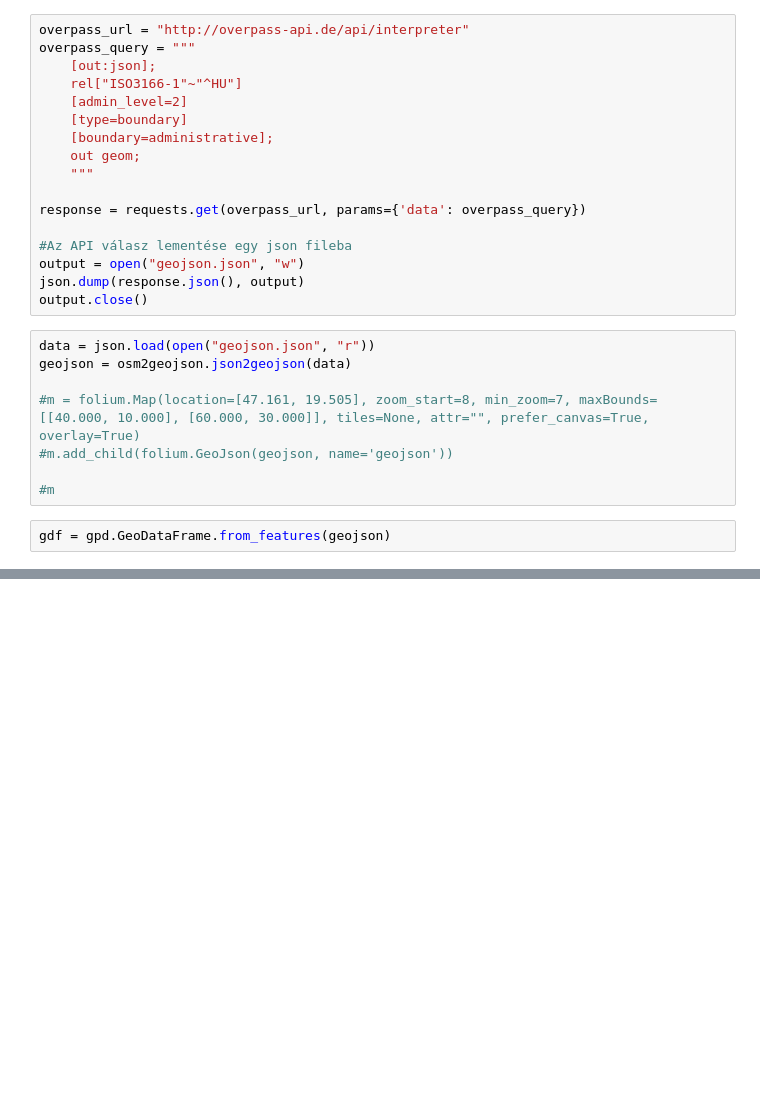
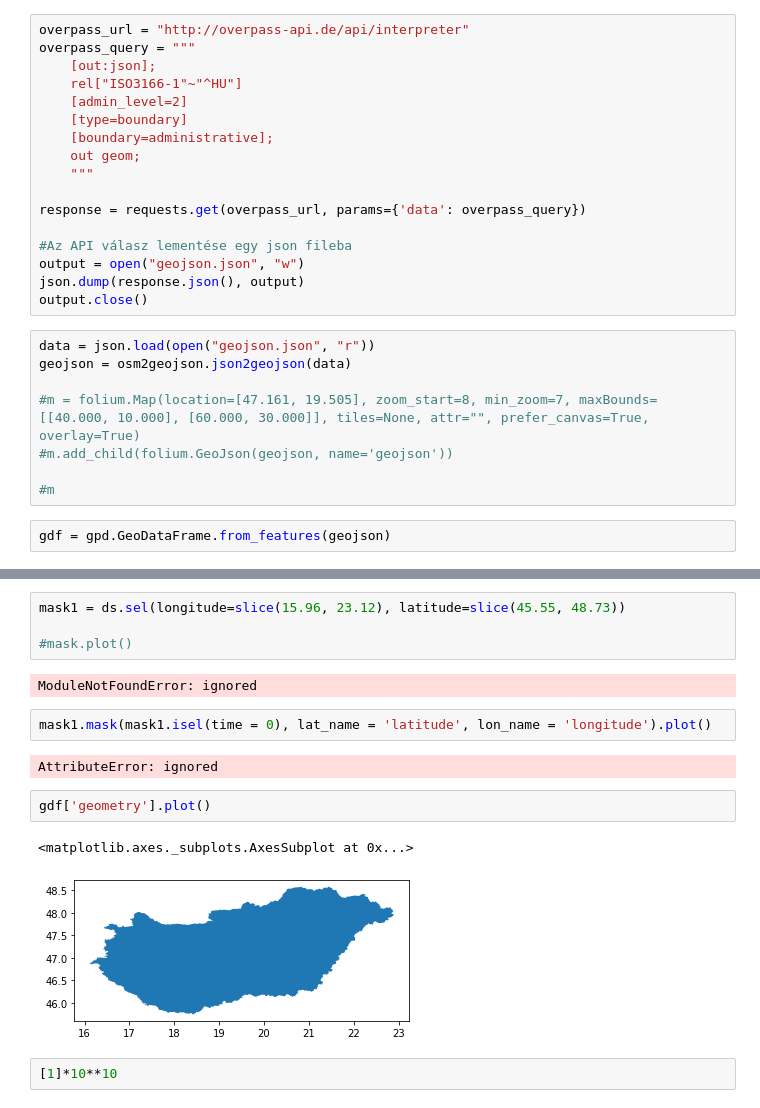
Before and after one commit to szucshey/osm-data-exploration, a Jupyter notebook: climate/climate.ipynb, the cells around one changed output, grey strips where cells are left out. Saved outputs shown, nothing was run; the diff lists cells and outputs as text; blank space fills up the shorter version.

```diff
--- a/climate/climate.ipynb
+++ b/climate/climate.ipynb
@@ -89,0 +79,17 @@ Coordinates:
+# %%
+mask1 = ds.sel(longitude=slice(15.96, 23.12), latitude=slice(45.55, 48.73))
+
+#mask.plot()
+# %% [output]
+ModuleNotFoundError: ignored
+# %%
+mask1.mask(mask1.isel(time = 0), lat_name = 'latitude', lon_name = 'longitude').plot()
+# %% [output]
+AttributeError: ignored
+# %%
+gdf['geometry'].plot()
+# %% [output]
+<matplotlib.axes._subplots.AxesSubplot at 0x...>
+[figure, added]
+# %%
+[1]*10**10
```
Also changed, not shown: parts of 9 cells of this notebook.
